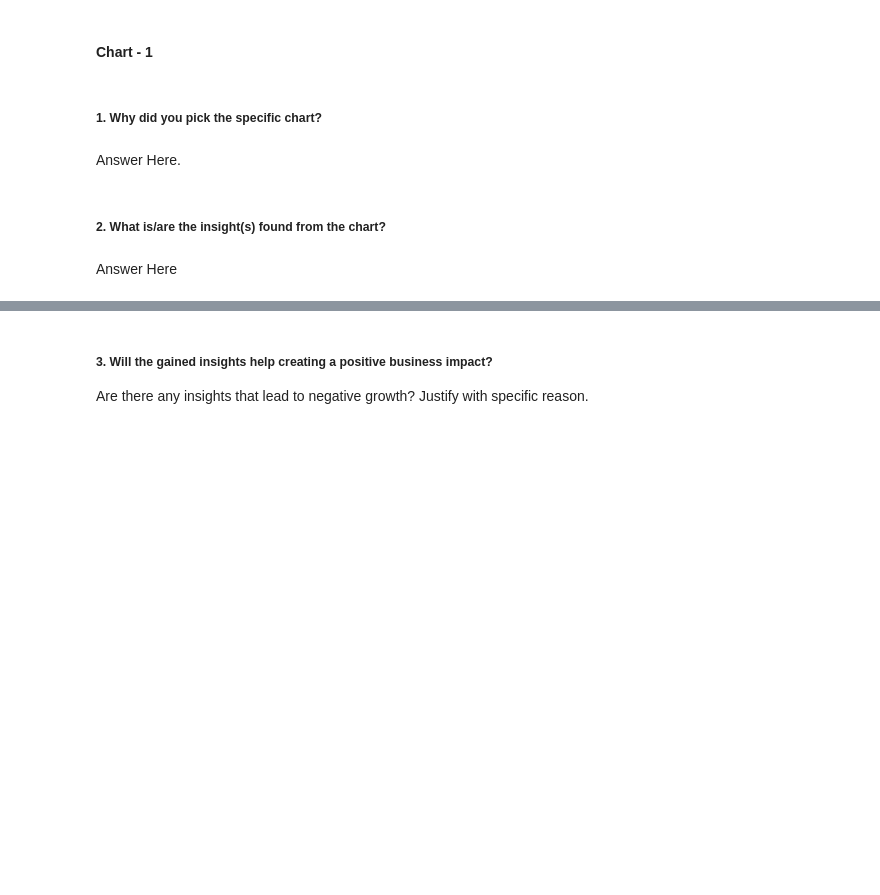
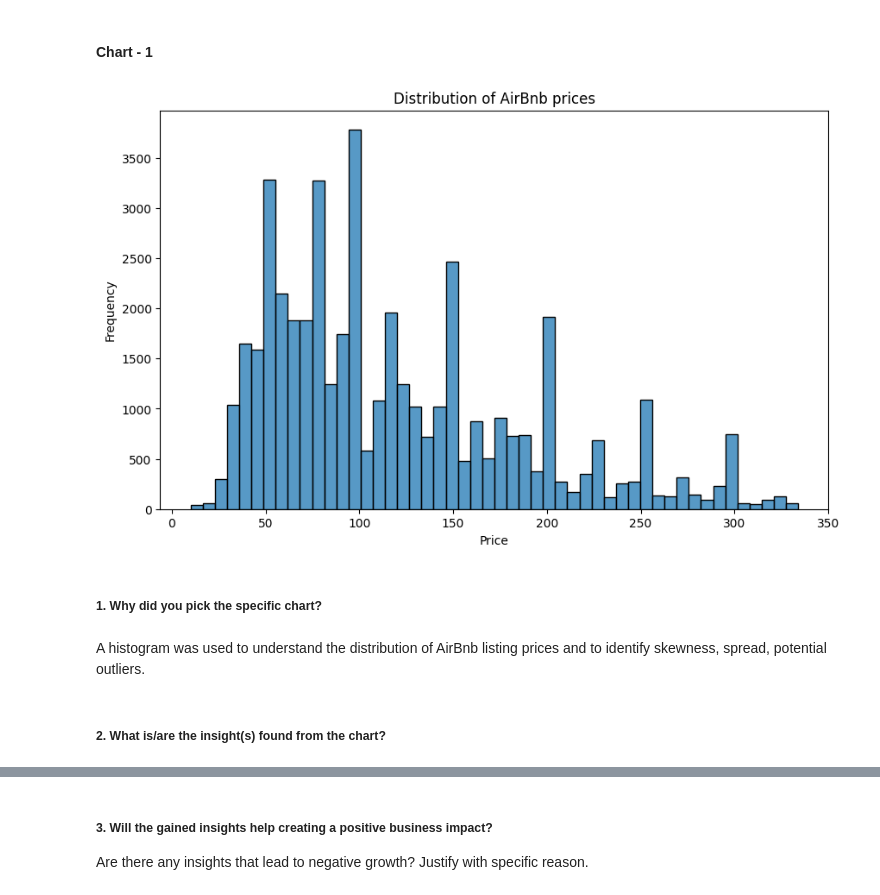
Before and after one commit to nibedita-26/airbnb_EDA, a Jupyter notebook: notebooks/AirBnB_Booking_Analysis_EDA.ipynb, the cells around one changed output, grey strips where cells are left out. Cells and saved outputs as stored; diff of their text form; code cells hidden in the pictures; blank space fills up the shorter version.

```diff
--- a/notebooks/AirBnB_Booking_Analysis_EDA.ipynb
+++ b/notebooks/AirBnB_Booking_Analysis_EDA.ipynb
@@ -459,8 +457,18 @@ These preprocessing steps ensured that the dataset became consistent, reliable,
+# %%
+# Chart - 1 Price Distribution
+plt.figure(figsize = (10, 6))
+
+sns.histplot(df_copy['price'], bins = 50)
+
+plt.title('Distribution of AirBnb prices')
+plt.xlabel('Price')
+plt.ylabel('Frequency')
+plt.show()
+# %% [output]
+[figure, added]
 # %% [markdown]
 ##### 1. Why did you pick the specific chart?
-# %% [markdown]
-Answer Here.
+# %% [markdown]
+A histogram was used to understand the distribution of AirBnb listing prices and to identify skewness, spread, potential outliers.
 # %% [markdown]
 ##### 2. What is/are the insight(s) found from the chart?
-# %% [markdown]
-Answer Here
```
Also changed, not shown: parts of 36 cells of this notebook.
